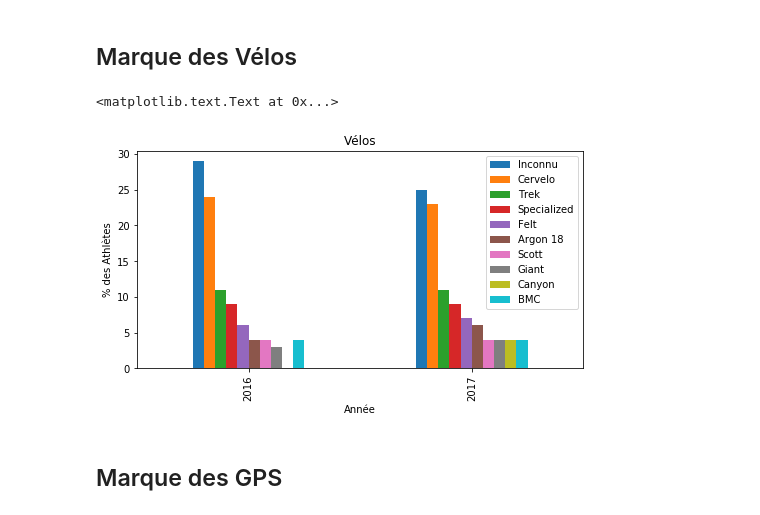
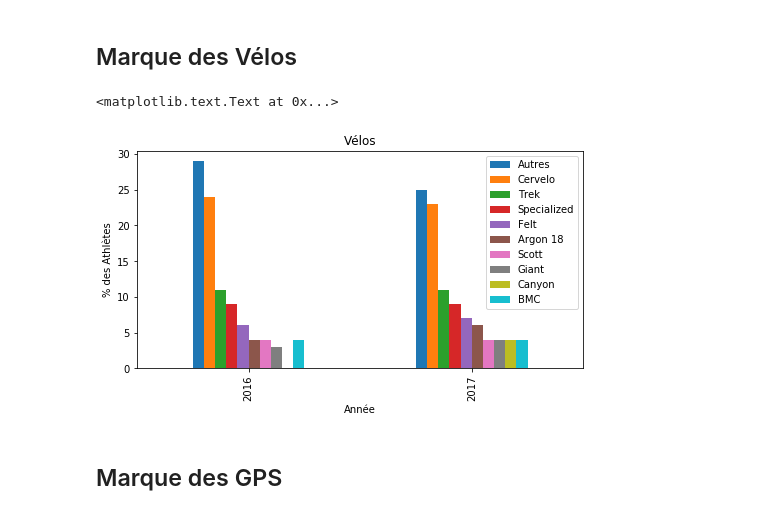
Before and after one commit to marxav/kona, a Jupyter notebook: 2017_kona_lava_stats.ipynb, the cells around one changed output. Cells and saved outputs as stored; diff of their text form; code cells hidden in the pictures.

Commit message:
addes label_for_others

```diff
--- a/2017_kona_lava_stats.ipynb
+++ b/2017_kona_lava_stats.ipynb
@@ -9,12 +9,12 @@ years = [2016, 2017]
 by adding a new 'Inconnu' column countinng the number of uncounted participants
 by transforming all column into a percentage of all participants number
 """
-def create_dataframe(lava_data, participants):
+def create_dataframe(lava_data, participants, label_for_others):
     data = pd.DataFrame(lava_data, index=years)
     data = data.fillna(value=0)
     data['Counted'] = data.sum(axis=1)
     df = pd.concat([data, participants], axis=1)
-    df['Inconnu'] = df['Participants'] - df['Counted']
+    df[label_for_others] = df['Participants'] - df['Counted']
     df = df.drop(['Counted', 'Participants'], axis=1)
     cols = df.columns
     df[cols] = df[cols].div(df[cols].sum(axis=1), axis=0).multiply(100).round()
@@ -37,18 +37,18 @@ lava_bikes = [
     {'Cervelo':570, 'Trek':261,'Specialized':216,'Felt':177,'Argon 18':146,
     'Canyon':102, 'BMC':101,'Scott':100,'Giant':88,'Quintana Roo':84 }]
 # %%
-df = create_dataframe(lava_bikes, participants)
+df = create_dataframe(lava_bikes, participants, 'Autres')
 df.head()
 
 top_10 = df.loc[2017].sort_values(ascending=False).head(10).index
 df = df[top_10]
 
 ax = df.plot.bar(title='Vélos',figsize=(8, 4))
 ax.set_xlabel('Année')
 ax.set_ylabel('% des Athlètes')
 # %% [output]
 <matplotlib.text.Text at 0x...>
-[figure, old version]
+[figure, new version]
 # %% [markdown]
 ## Marque des GPS
 # %%
```
Also changed, not shown: parts of 1 cell of this notebook.
